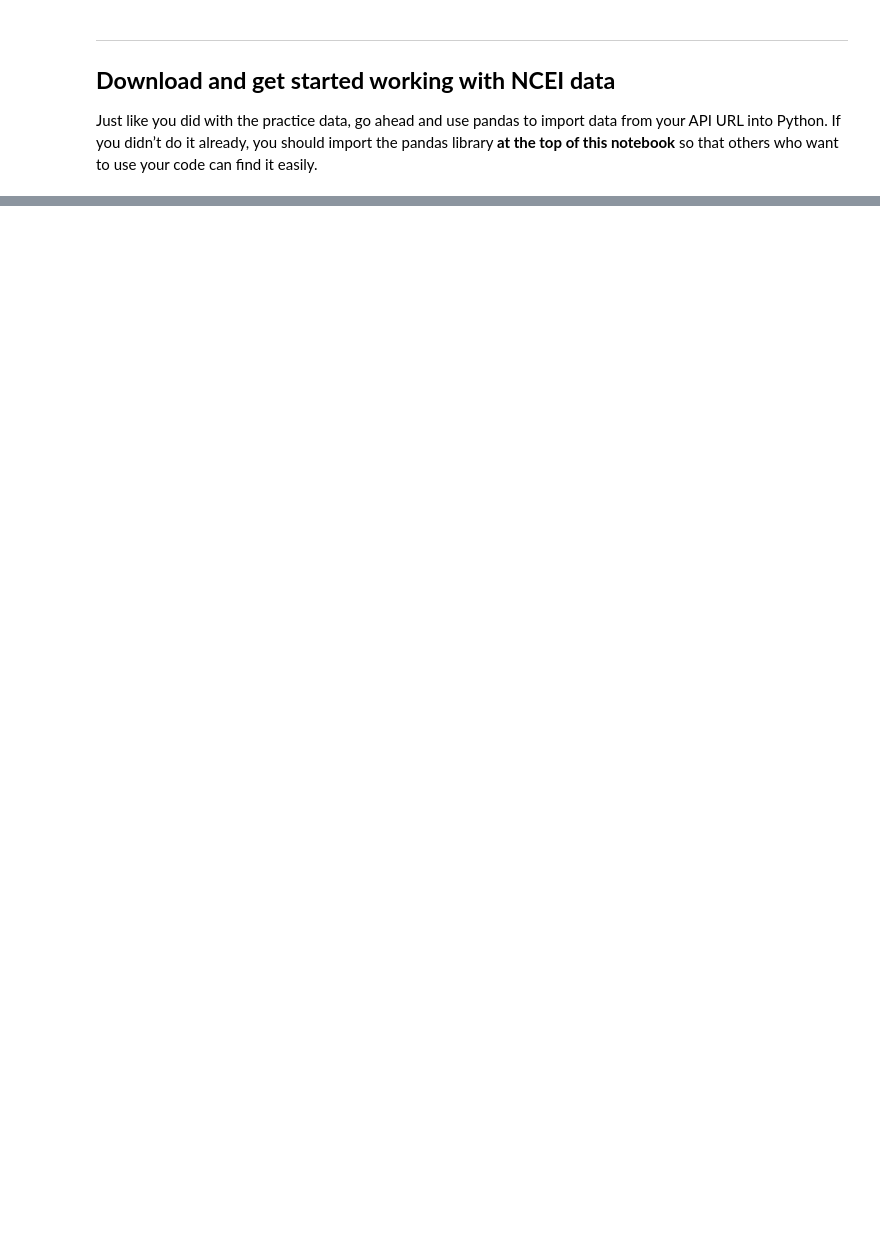
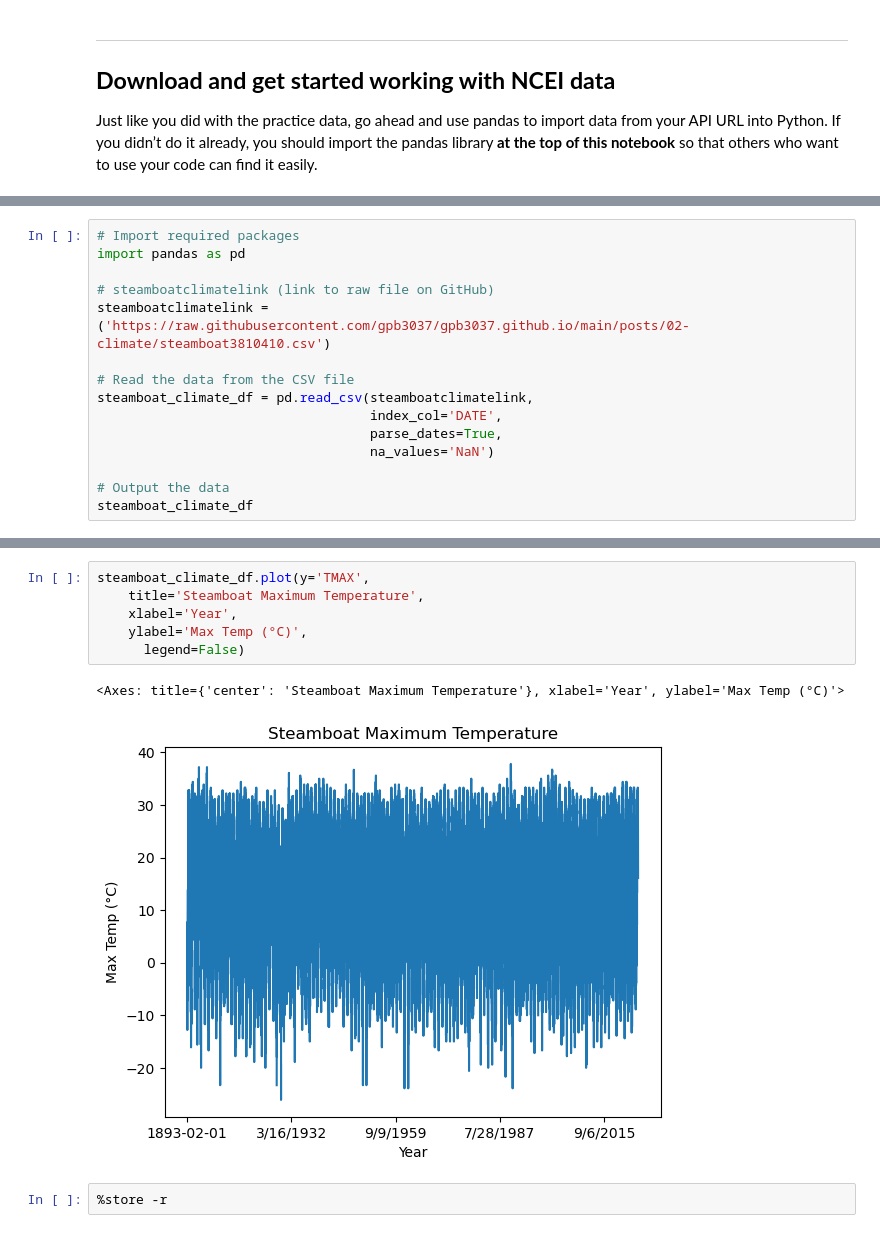
Before and after one commit to earthlab-education/climate-coding-challenge-gpb3037, a Jupyter notebook: Portfolio Post, Part 1 -- Download Data.ipynb, the cells around one changed output, grey strips where cells are left out. Saved outputs shown, nothing was run; the diff lists cells and outputs as text; blank space fills up the shorter version.

Commit message:
Taking a step by step update and figuring out data problems

```diff
--- a/Portfolio Post, Part 1 -- Download Data.ipynb
+++ b/Portfolio Post, Part 1 -- Download Data.ipynb
@@ -109,0 +180,15 @@ that others who want to use your code can find it easily.
+# %%
+# Import required packages
+import pandas as pd
+
+# steamboatclimatelink (link to raw file on GitHub)
+steamboatclimatelink = ('https://raw.githubusercontent.com/gpb3037/gpb3037.github.io/main/posts/02-climate/steamboat3810410.csv')
+
+# Read the data from the CSV file
+steamboat_climate_df = pd.read_csv(steamboatclimatelink,
+                                   index_col='DATE',
+                                   parse_dates=True,
+                                   na_values='NaN')
+
+# Output the data
+steamboat_climate_df
@@ -109,0 +237,11 @@ that others who want to use your code can find it easily.
+# %%
+steamboat_climate_df.plot(y='TMAX',
+    title='Steamboat Maximum Temperature',
+    xlabel='Year',
+    ylabel='Max Temp (°C)',
+      legend=False)
+# %% [output]
+<Axes: title={'center': 'Steamboat Maximum Temperature'}, xlabel='Year', ylabel='Max Temp (°C)'>
+[figure, added]
+# %%
+%store -r
```
Also changed, not shown: parts of 7 cells of this notebook, 11 other files.
